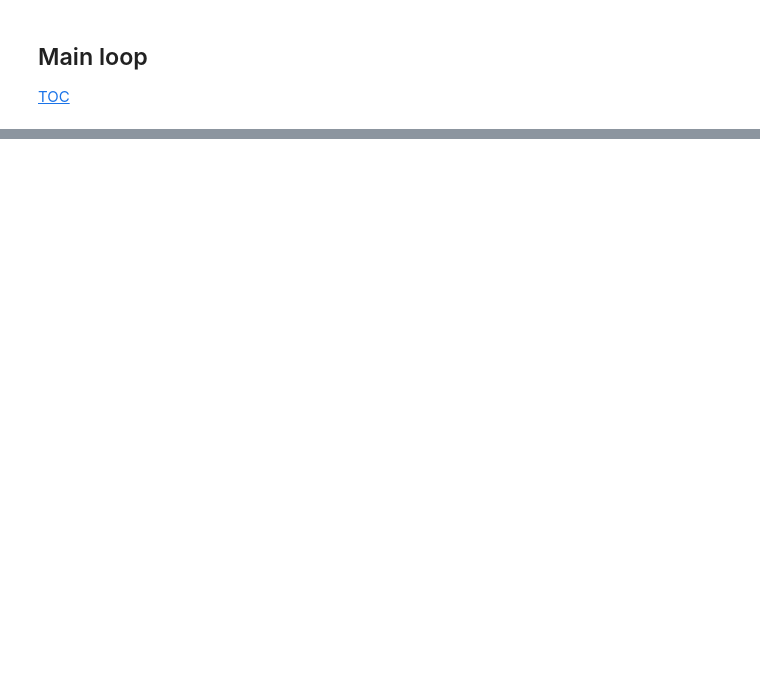
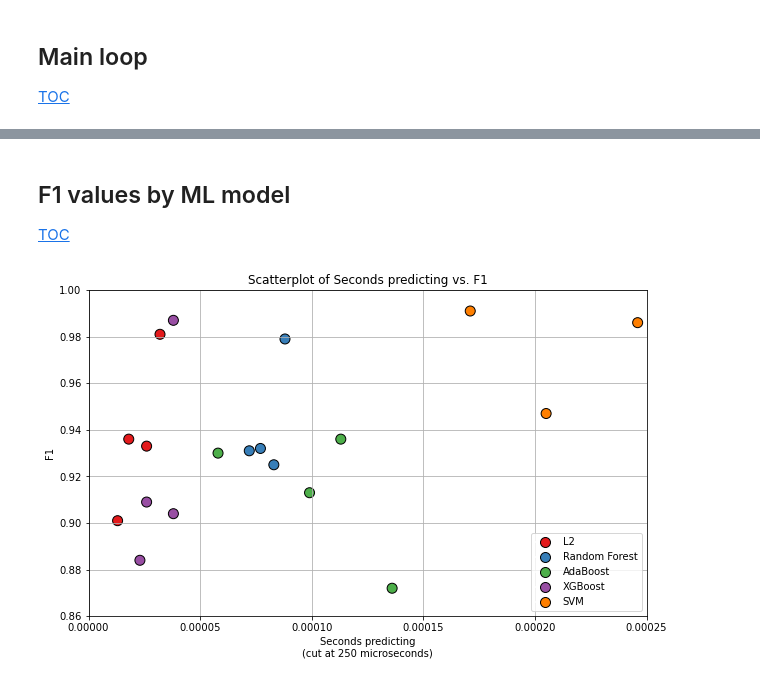
Before and after one commit to Dominik-Heeb/LZXQyTYziuPSSwTM, a Jupyter notebook: notebooks/12 dh Binary classifiers.ipynb, the cells around one changed output, grey strips where cells are left out. Cells and saved outputs as stored; diff of their text form; code cells hidden in the pictures; blank space fills up the shorter version.

```diff
--- a/notebooks/12 dh Binary classifiers.ipynb
+++ b/notebooks/12 dh Binary classifiers.ipynb
@@ -374,0 +548,41 @@ __Conclusions:__
+# %% [markdown]
+## F1 values by ML model <a class="anchor" id="F1ByMlModel"></a>
+[TOC](#TOC)
+# %%
+import pandas as pd
+import matplotlib.pyplot as plt
+import seaborn as sns
+
+# extract relevant columns
+srsX        = dfrAllResults["Seconds predicting"]
+srsY        = dfrAllResults["F1"]
+srsMLModels = dfrAllResults["ML model"]
+
+# handle colors
+intModels = len(clstrMLModels)
+objColorPalette = sns.color_palette("Set1", n_colors=intModels)
+dtfltColorMapping = {strModel: color for strModel, color in zip(clstrMLModels, objColorPalette)}
+ltfltColors = [dtfltColorMapping[strModel] for strModel in srsMLModels]
+
+# scatter plot
+plt.figure(figsize=(10, 6))
+plt.scatter(srsX, srsY, c=ltfltColors, edgecolor='black',s=100)
+
+# customize plot
+fltRightHandCut = 0.00025
+plt.xlabel(f"Seconds predicting\n(cut at {round(1000000* fltRightHandCut)} microseconds)")
+plt.ylabel("F1")
+plt.title("Scatterplot of Seconds predicting vs. F1")
+plt.xlim(0, fltRightHandCut)
+plt.ylim(0.86,1)
+
+# custom legend
+legend_labels = [plt.Line2D([0], [0], marker='o', color='w', markeredgecolor="black",markerfacecolor=color, markersize=10, label=model)
+                 for model, color in dtfltColorMapping.items()]
+plt.legend(handles=legend_labels)
+
+# finalize
+plt.grid(True)
+plt.show()
+# %% [output]
+[figure, added]
```
Also changed, not shown: parts of 20 cells of this notebook, 3 other files.
